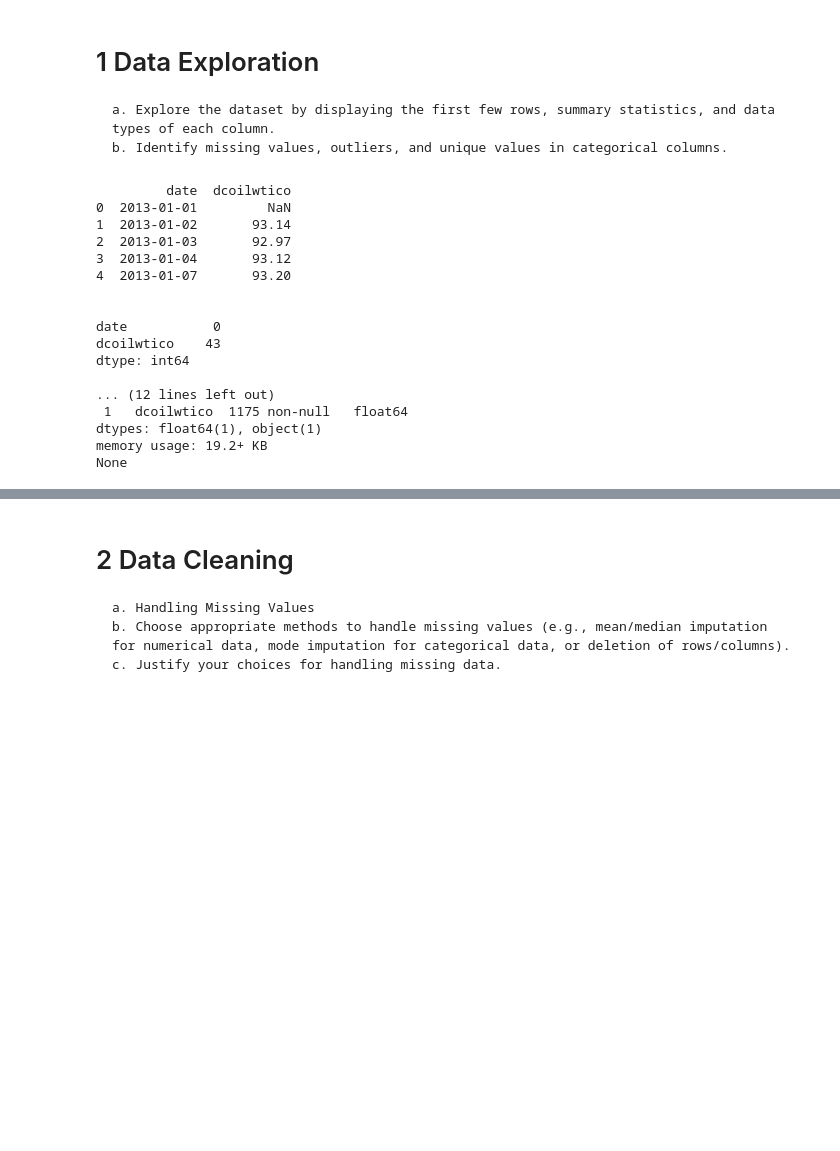
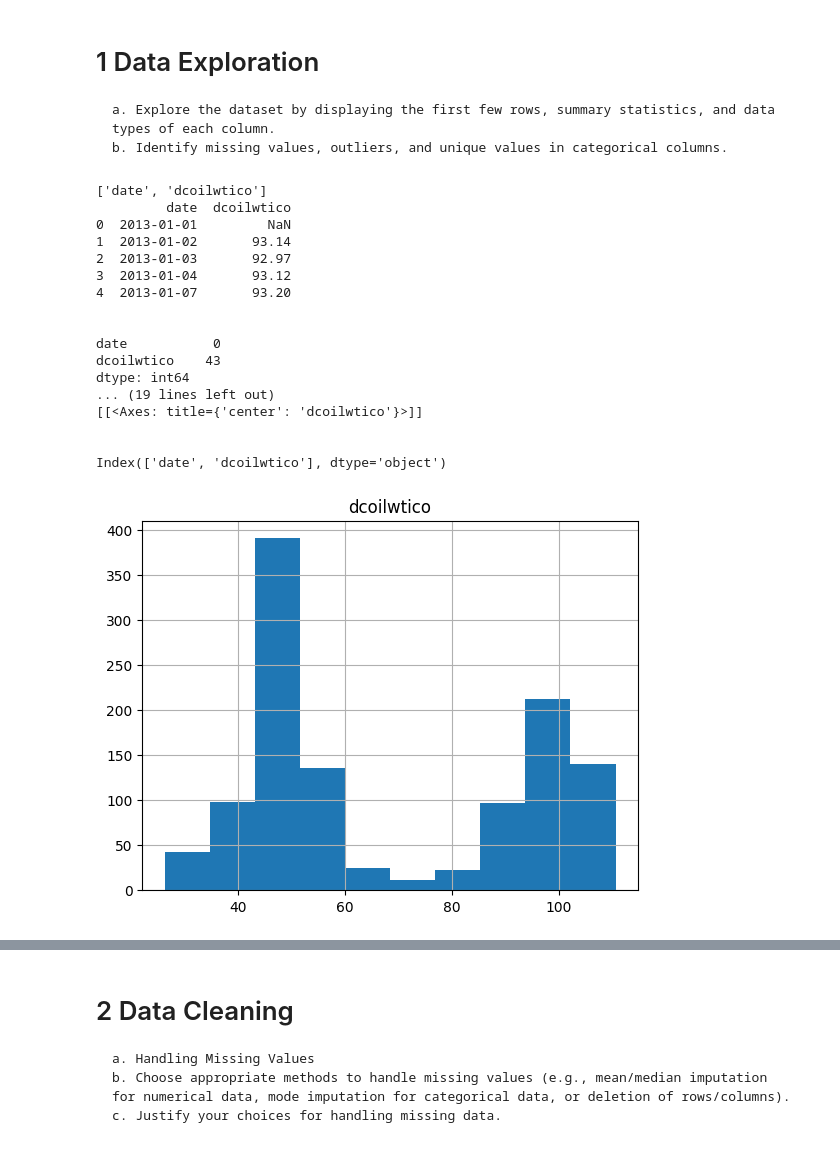
Before and after one commit to SaraSopr/DataPoweredSoftware, a Jupyter notebook: Assignment1.ipynb, the cells around one changed output, grey strips where cells are left out. Cells and saved outputs as stored; diff of their text form; code cells hidden in the pictures; blank space fills up the shorter version.

```diff
--- a/Assignment1.ipynb
+++ b/Assignment1.ipynb
@@ -6,28 +8,41 @@ import pandas as pd
     b. Identify missing values, outliers, and unique values in categorical columns.
 # %%
 oil_data = pd.read_csv("oil.csv")
+transactions = pd.read_csv("transactions.csv")
+print(oil_data.columns.tolist())
 print(oil_data.head())
 print("\n")
 print(oil_data.isna().sum())
 print("\n")
 print(oil_data.dtypes)
 print("\n")
 print(oil_data.info())
+print("\n")
+print(oil_data.hist())
+print("\n")
+print(oil_data.columns)
+print("\n")
+plt.figure(figsize=(6,8))
+plt.boxplot(oil_data["dcoilwtico"].dropna(), vert=True, patch_artist=True)
+plt.title("Boxplot dcoilwtico")
+plt.ylabel("Valore")
+plt.show()
 # %% [output]
+['date', 'dcoilwtico']
          date  dcoilwtico
 0  2013-01-01         NaN
 1  2013-01-02       93.14
 2  2013-01-03       92.97
 3  2013-01-04       93.12
 4  2013-01-07       93.20
 
 
 date           0
 dcoilwtico    43
 dtype: int64
+... (19 lines left out)
+[[<Axes: title={'center': 'dcoilwtico'}>]]
 
-... (12 lines left out)
- 1   dcoilwtico  1175 non-null   float64
-dtypes: float64(1), object(1)
-memory usage: 19.2+ KB
-None
+
+Index(['date', 'dcoilwtico'], dtype='object')
+[figure, added]
```
Also changed, not shown: parts of 4 cells of this notebook.
